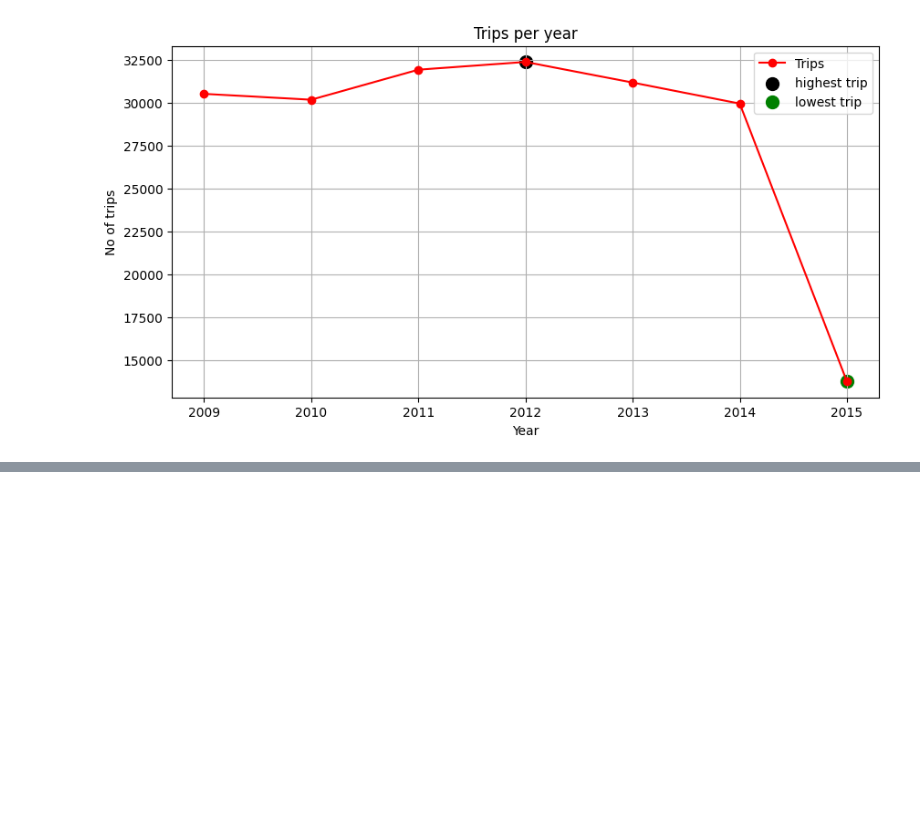
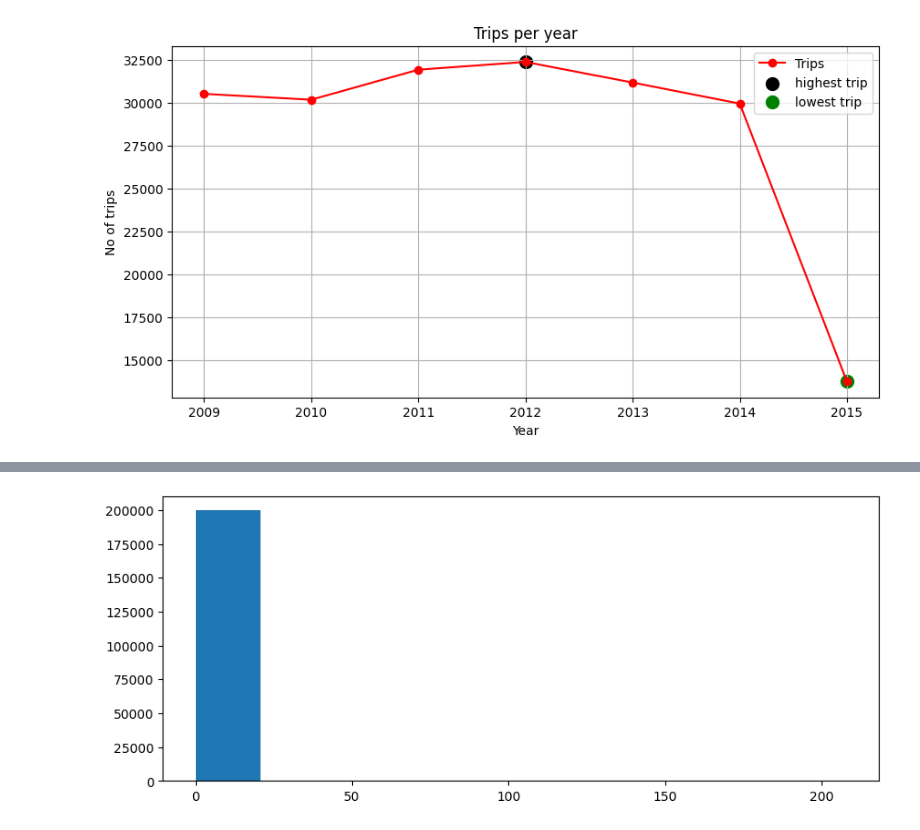
Before and after one commit to 23f3003549/ML-Internship-2026, a Jupyter notebook: notebooks/week1/uber_case_study.ipynb, the cells around one changed output, grey strips where cells are left out. Cells and saved outputs as stored; diff of their text form; code cells hidden in the pictures; blank space fills up the shorter version.

```diff
--- a/notebooks/week1/uber_case_study.ipynb
+++ b/notebooks/week1/uber_case_study.ipynb
@@ -372,0 +420,6 @@ plt.show()
+# %%
+plt.figure(figsize=(10,4))
+plt.hist(df['passenger_count'])
+plt.show()
+# %% [output]
+[figure, added]
```
Also changed, not shown: parts of 10 cells of this notebook, 2 other files.
